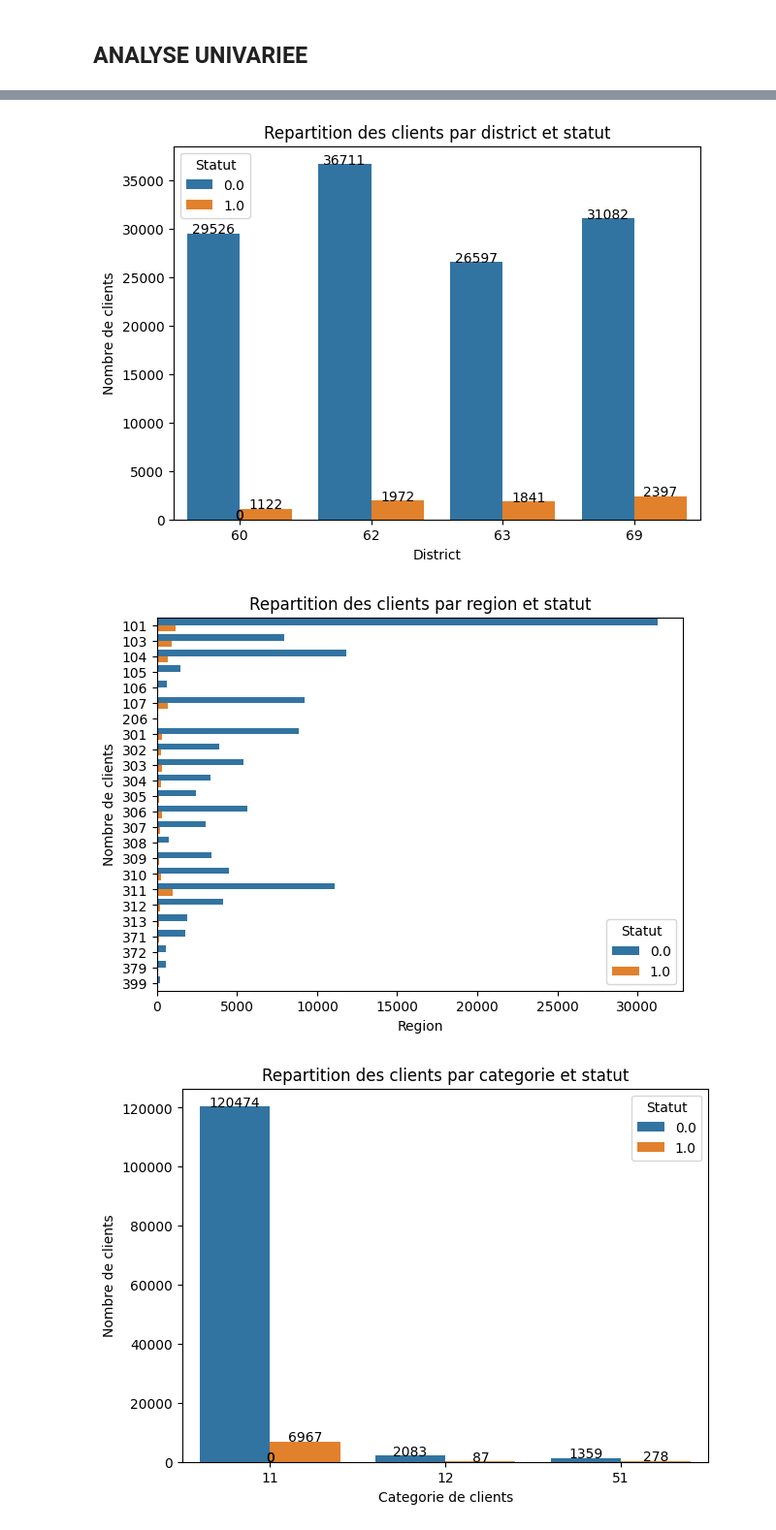
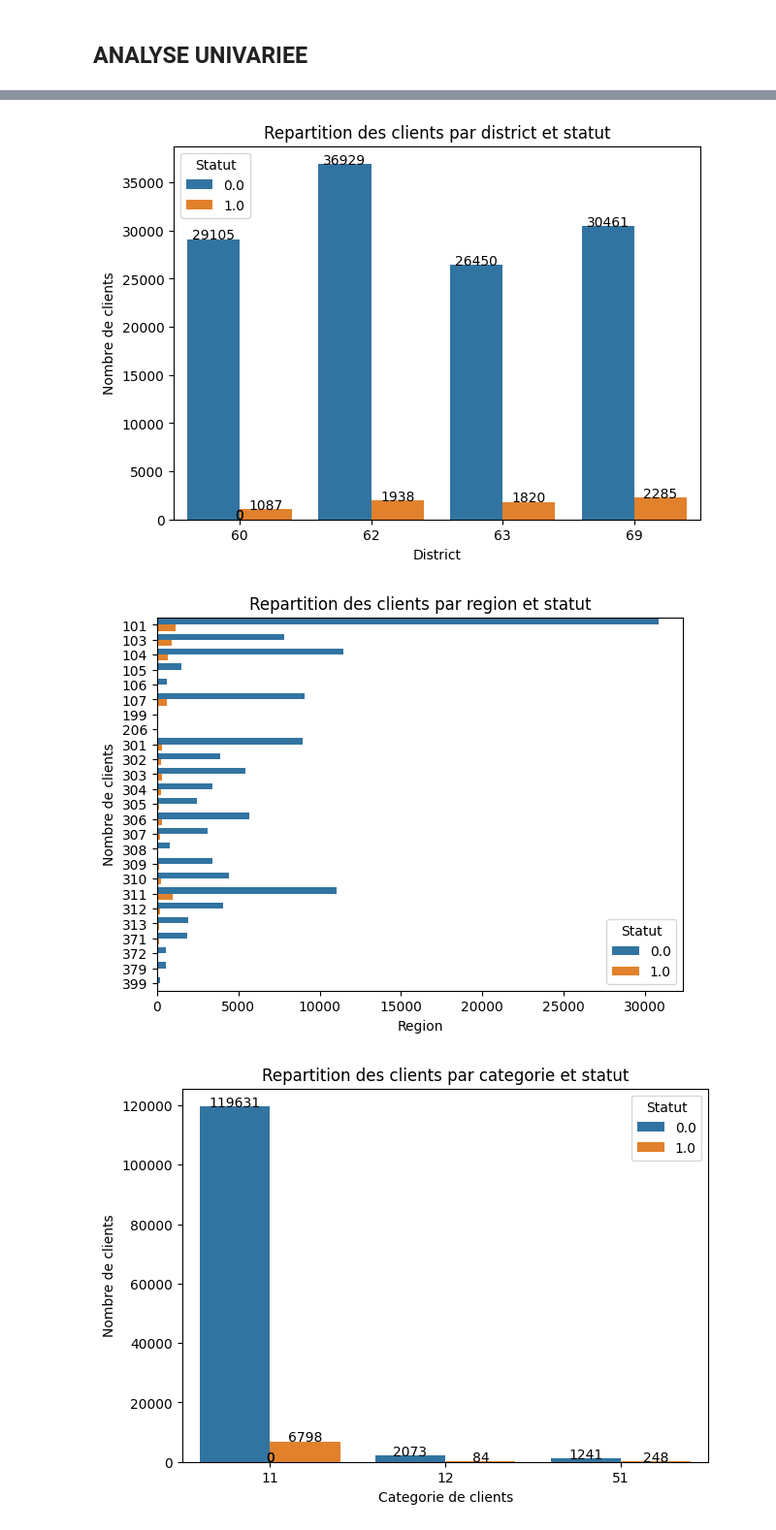
Before and after one commit to FranckKD/electricity-fraud-prediction, a Jupyter notebook: notebooks/01_data_exploration.ipynb, the cells around one changed output, grey strips where cells are left out. Shown: that part at 97% size. Saved outputs shown, nothing was run; the diff lists cells and outputs as text; code cells hidden in the pictures.

```diff
--- a/notebooks/01_data_exploration.ipynb
+++ b/notebooks/01_data_exploration.ipynb
@@ -205,3 +214,5 @@ df_transactions_train_v1['consommation_total'] = df_transactions_train_v1['new_i
+# %%
+df_transactions_train_v1 = df_transactions_train_v1[~(df_transactions_train_v1['client_id'].isin(list2))]
 # %%
 df_transactions_train_v1['counter_coefficient'].value_counts()
 # %% [output]
@@ -228,3 +222,0 @@ plt.show()
-# %%
-df_transactions_train_v1 = df_transactions_train_v1[~((df_transactions_train_v1['counter_coefficient'] == 0) | (df_transactions_train_v1['counter_coefficient'].isin([6, 8, 9, 10,20,30,40,50])))]
-df_transactions_train_v1['counter_coefficient'] = df_transactions_train_v1['counter_coefficient'].cat.remove_unused_categories()
@@ -231,3 +226,7 @@ df_transactions_train_v1['counter_coefficient'] = df_transactions_train_v1['coun
+# %%
+list3 = df_transactions_train_v1['client_id'].unique().tolist()
+# %%
+df_client_train1 = df_client_train1[df_client_train1['client_id'].isin(list3)]
 # %%
 df_transactions_train_v1.info()
 # %% [output]
@@ -301,6 +329,6 @@ plt.show()
 # %%
 plt.figure(figsize=(7,5))
-ax = sns.countplot(x='district', hue='target', data=df_train)
+ax = sns.countplot(x='district', hue='target', data=df_client_train1)
 plt.title('Repartition des clients par district et statut')
 plt.xlabel('District')
 plt.ylabel('Nombre de clients')
@@ -310,16 +338,16 @@ for p in ax.patches:
     ax.text(p.get_x()+p.get_width()/2., height + 3, '{:1.0f}'.format(height), ha="center")
 plt.show()
 # %% [output]
-[figure, old version]
+[figure, new version]
 # %%
 plt.figure(figsize=(7,5))
-ax = sns.countplot(y='region', hue='target', data=df_train)
+ax = sns.countplot(y='region', hue='target', data=df_client_train1)
 plt.title('Repartition des clients par region et statut')
 plt.xlabel('Region')
 plt.ylabel('Nombre de clients')
 plt.legend(title = 'Statut')
 plt.show()
 # %% [output]
-[figure, old version]
+[figure, new version]
 # %%
 plt.figure(figsize=(7,5))
```
Also changed, not shown: parts of 47 cells of this notebook.
